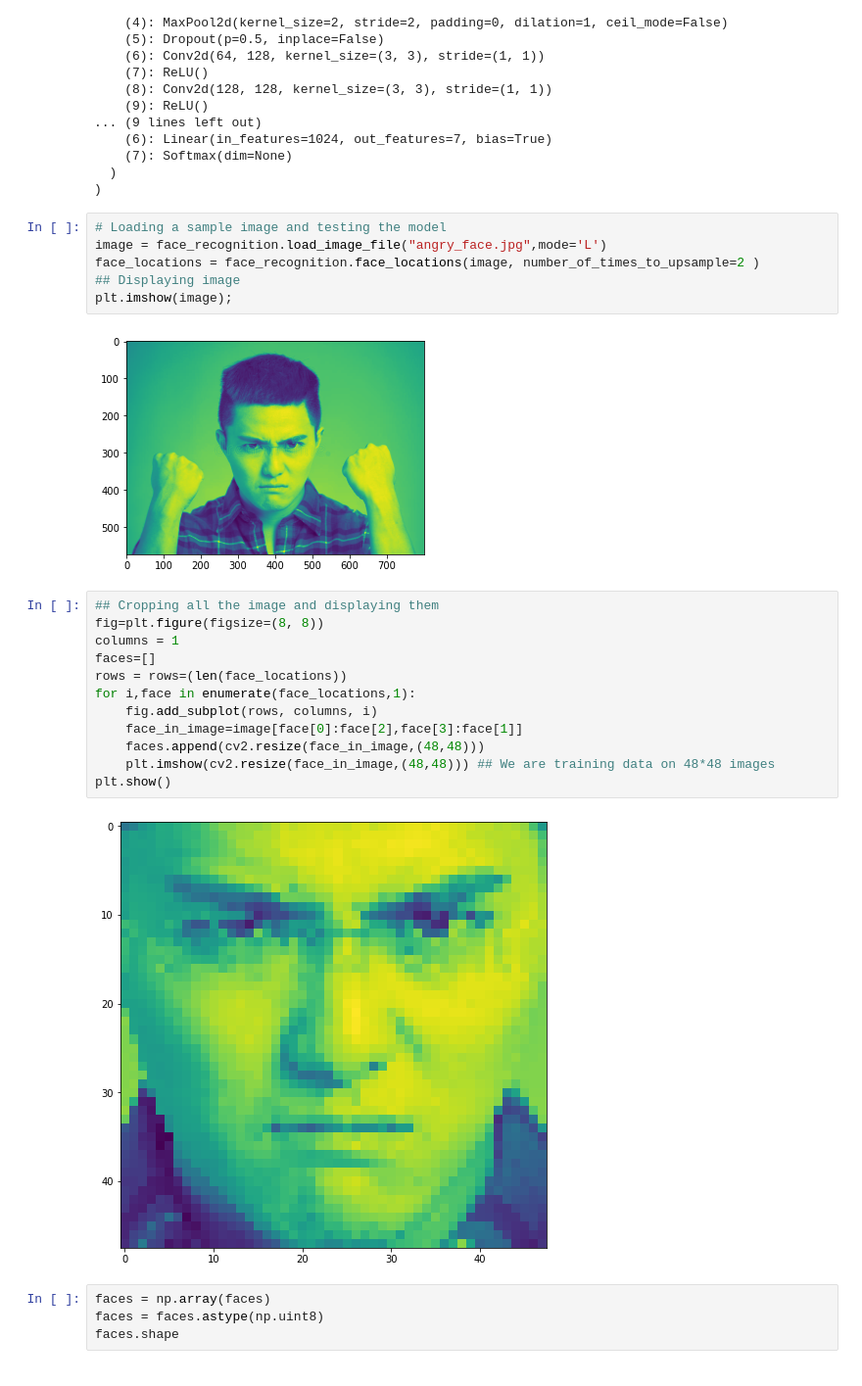
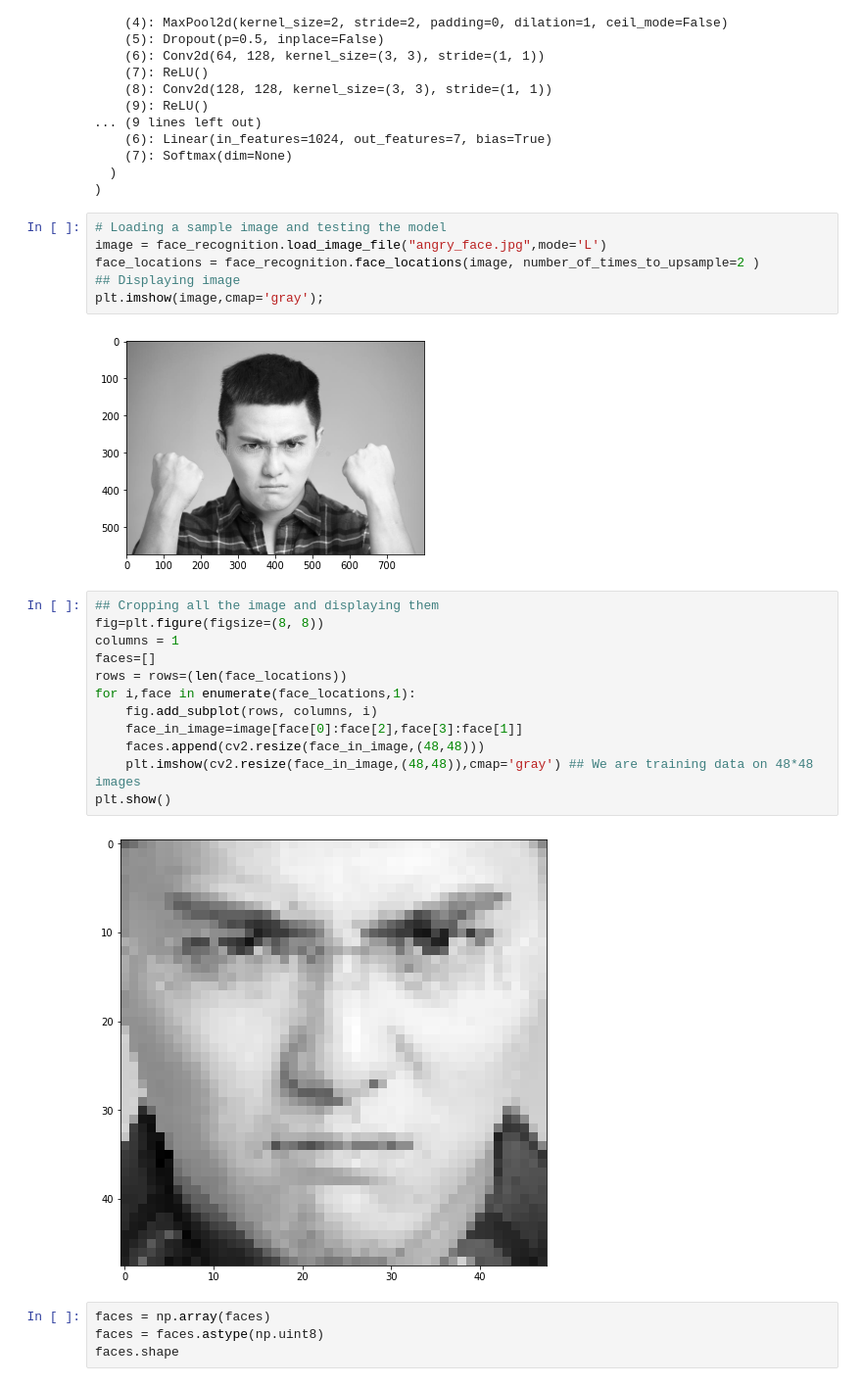
Before and after one commit to virat-kumar/Emotion-Detection, a Jupyter notebook: wecam.ipynb, the cells around one changed output. Shown: that part at 98% size. Cells and saved outputs as stored; diff of their text form.

```diff
--- a/wecam.ipynb
+++ b/wecam.ipynb
@@ -106,23 +106,23 @@ ConvNet(
 image = face_recognition.load_image_file("angry_face.jpg",mode='L')
 face_locations = face_recognition.face_locations(image, number_of_times_to_upsample=2 )
 ## Displaying image
-plt.imshow(image);
+plt.imshow(image,cmap='gray');
 # %% [output]
-[figure, old version]
+[figure, new version]
 # %%
 ## Cropping all the image and displaying them
 fig=plt.figure(figsize=(8, 8))
 columns = 1
 faces=[]
 rows = rows=(len(face_locations))
 for i,face in enumerate(face_locations,1):
     fig.add_subplot(rows, columns, i)
     face_in_image=image[face[0]:face[2],face[3]:face[1]]
     faces.append(cv2.resize(face_in_image,(48,48)))
-    plt.imshow(cv2.resize(face_in_image,(48,48))) ## We are training data on 48*48 images
+    plt.imshow(cv2.resize(face_in_image,(48,48)),cmap='gray') ## We are training data on 48*48 images
 plt.show()
 # %% [output]
-[figure, old version]
+[figure, new version]
 # %%
 faces = np.array(faces)
 faces = faces.astype(np.uint8)
```
